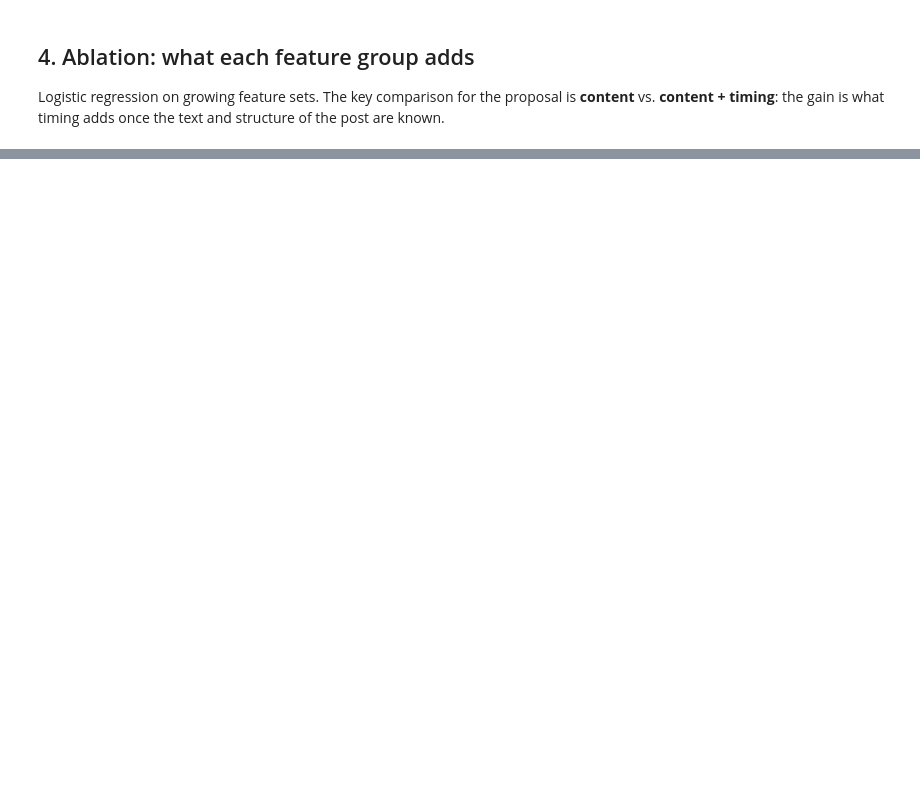
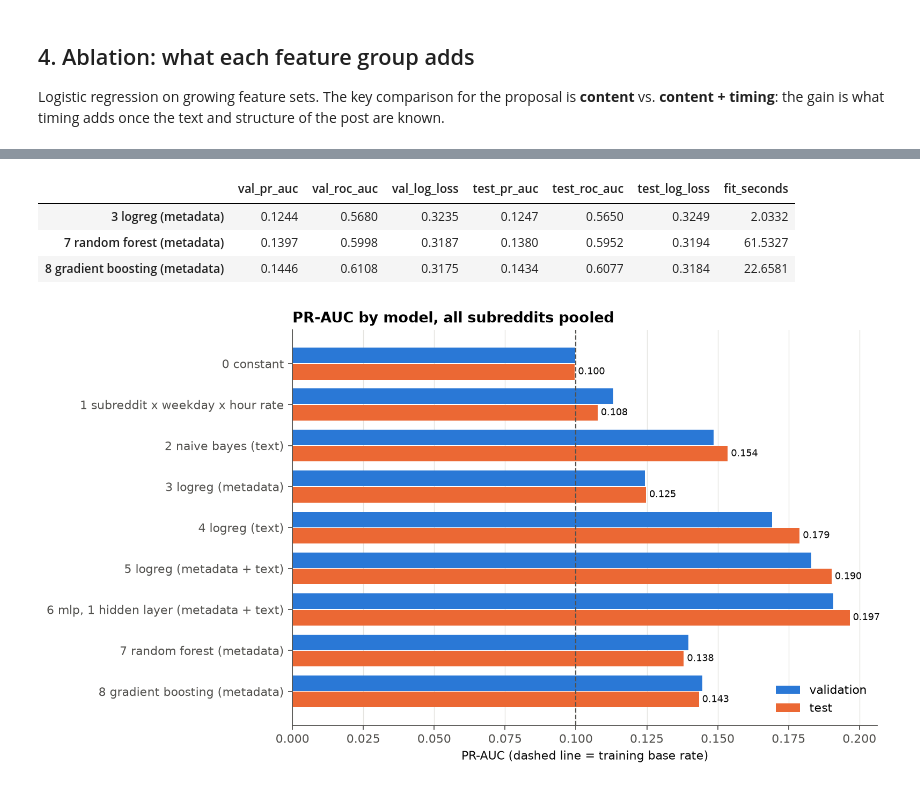
Before and after one commit to zachnorton14/reddit-post-predictor, a Jupyter notebook: textonly_baselines.ipynb, the cells around one changed output, grey strips where cells are left out. Cells and saved outputs as stored; diff of their text form; code cells hidden in the pictures; blank space fills up the shorter version.

Commit message:
Random Forest and Gradient Boosting

```diff
--- a/textonly_baselines.ipynb
+++ b/textonly_baselines.ipynb
@@ -234,0 +250,9 @@ ablation_res.per_subreddit("test", "pr_auc")
+# %%
+tree_models = tb.run_tree_models(
+    data, feats, res,
+    rf_params={"n_estimators": 300, "max_depth": 20, "min_samples_leaf": 50},
+    gb_params={"max_iter": 200, "learning_rate": 0.05, "max_leaf_nodes": 31,
+               "min_samples_leaf": 50, "l2_regularization": 1.0},
+)
+models.update(tree_models)
+res.table()
@@ -234,0 +272,12 @@ ablation_res.per_subreddit("test", "pr_auc")
+# %%
+# Direct comparison on the same metadata features
+res.table().loc[["3 logreg (metadata)", "7 random forest (metadata)", "8 gradient boosting (metadata)"]]
+# %% [output]
+|  | val_pr_auc | val_roc_auc | val_log_loss | test_pr_auc | test_roc_auc | test_log_loss | fit_seconds |
+| 3 logreg (metadata) | 0.1244 | 0.5680 | 0.3235 | 0.1247 | 0.5650 | 0.3249 | 2.0332 |
+| 7 random forest (metadata) | 0.1397 | 0.5998 | 0.3187 | 0.1380 | 0.5952 | 0.3194 | 61.5327 |
+| 8 gradient boosting (metadata) | 0.1446 | 0.6108 | 0.3175 | 0.1434 | 0.6077 | 0.3184 | 22.6581 |
+# %%
+tb.plot_pr_auc(res);
+# %% [output]
+[figure, added]
```
Also changed, not shown: parts of 20 cells of this notebook, 4 other files.
